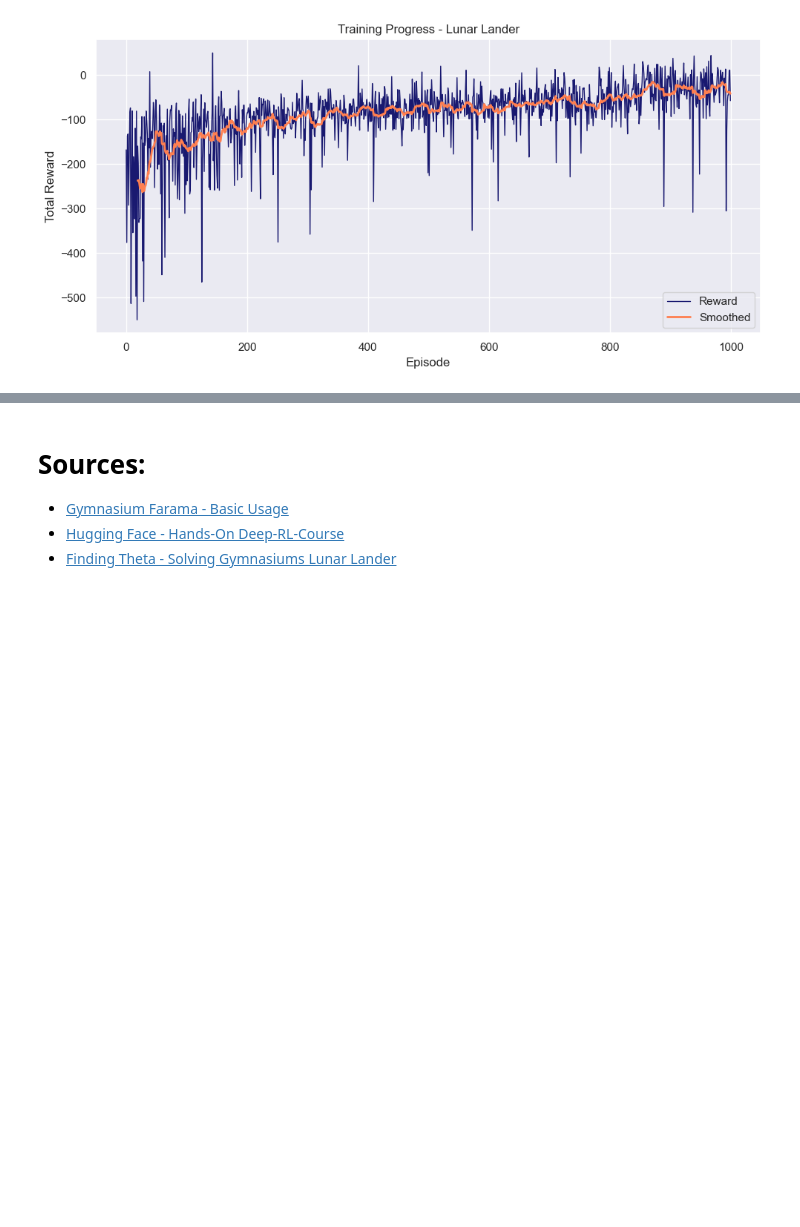
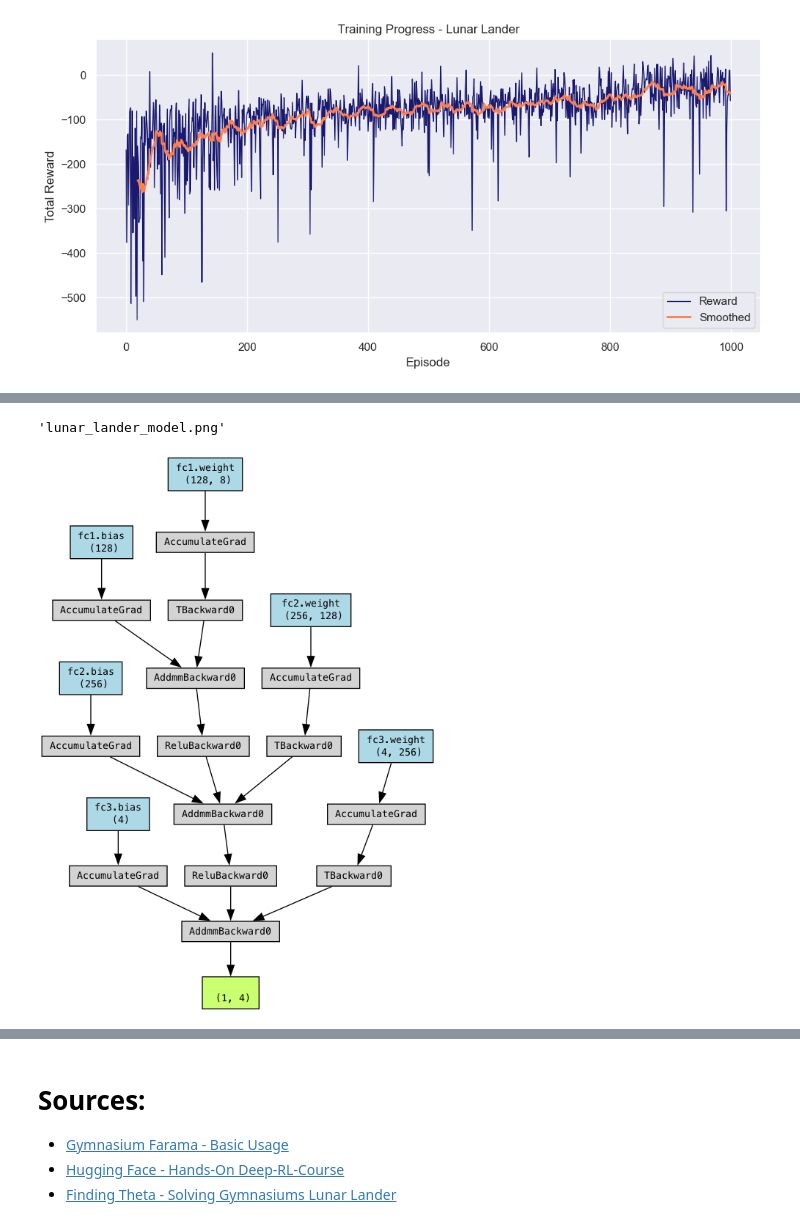
Before and after one commit to AnninaDelacour/rdl_assignment4, a Jupyter notebook: Lunar_Lander_Annina.ipynb, the cells around one changed output, grey strips where cells are left out. Drawn from its saved outputs; the diff is of its cells as text; code cells hidden in the pictures; blank space fills up the shorter version.

```diff
--- a/Lunar_Lander_Annina.ipynb
+++ b/Lunar_Lander_Annina.ipynb
@@ -302,0 +437,10 @@ For now we can conclude that this is a promising result, showing meaningful prog
+# %%
+dummy_input = torch.zeros(1, 8)
+output = agent.q_network(dummy_input)
+make_dot(output, params=dict(agent.q_network.named_parameters())).render("lunar_lander_model", format="png")
+# %% [output]
+'lunar_lander_model.png'
+# %%
+Image("lunar_lander_model.png")
+# %% [output]
+[figure, added]
```
Also changed, not shown: parts of 20 cells of this notebook, 7 other files.
